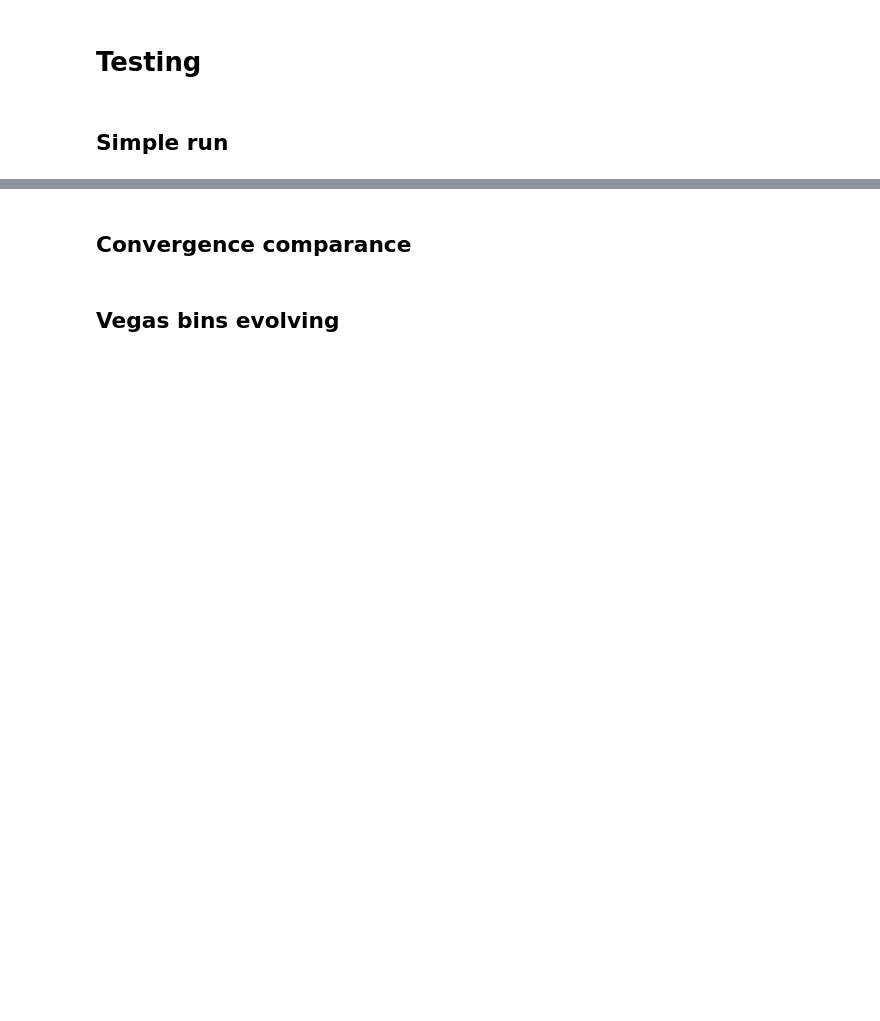
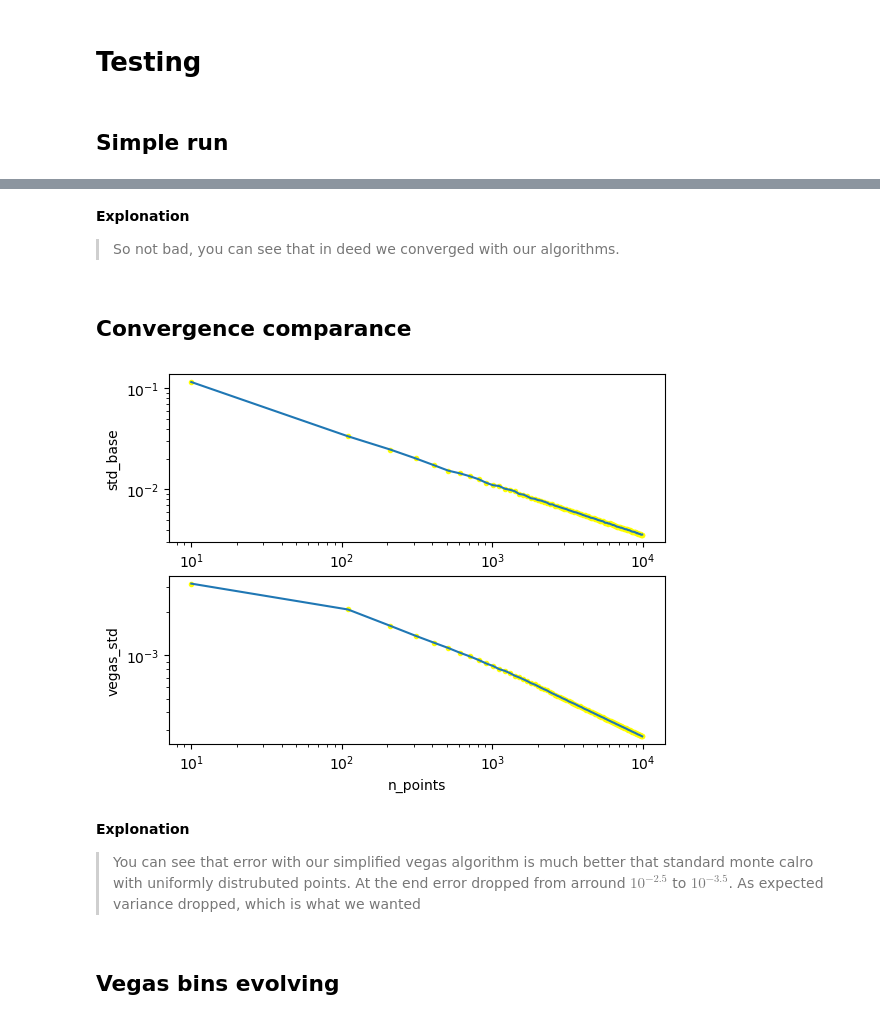
Before and after one commit to JHeczko/numericalComputing_course, a Jupyter notebook: vegas_integral/vegas_algorithm.ipynb, the cells around one changed output, grey strips where cells are left out. Saved outputs shown, nothing was run; the diff lists cells and outputs as text; code cells hidden in the pictures; blank space fills up the shorter version.

```diff
--- a/vegas_integral/vegas_algorithm.ipynb
+++ b/vegas_integral/vegas_algorithm.ipynb
@@ -93,7 +98,11 @@ def calculate_integral(bin_local, func):
 # %% [markdown]
 ## Vegas Implementation
 # %%
-def Vegas_Simple(lower, upper, func, n_points, bins, iterations):
+def Vegas_Simple(lower: float, upper: float, func: Callable[[np.ndarray], np.ndarray], n_points: int, bins: int, iterations: int) -> Tuple[float, float, List[List[int]]]:
+    """
+    Returns:
+        (result, std_error, points_distribution_per_iteration)
+    """
     bins_split = np.linspace(lower,upper, bins+1)
 
     bins_arr = []
@@ -128,10 +137,11 @@ def Vegas_Simple(lower, upper, func, n_points, bins, iterations):
         # step 2.2 - bins points update
         for bin, result_bin in zip(bins_arr, iter_bins_result):
             bin_coef = np.abs(result_bin / summed_bins_result)
+
+            iter_bins_point_distribution.append(len(bin))
             new_num_points = np.ceil(bin_coef*n_points)
 
             bin.update(new_num_points)
-            iter_bins_point_distribution.append(new_num_points)
 
 
         # accumulate iteration results and std_err
@@ -164,3 +177,6 @@ Comparison:
 - STD error: 0.0006
+# %% [markdown]
+**Explonation**
+> So not bad, you can see that in deed we converged with our algorithms.
 # %% [markdown]
 ## Convergence comparance
@@ -167,2 +238,27 @@ Comparison:
+# %%
+fig, axs = plt.subplots(2,1)
+
+# base method
+axs[0].scatter(points,base_std, marker='.', color='yellow')
+axs[0].plot(points, base_std)
+axs[0].set_xscale('log')
+axs[0].set_yscale('log')
+axs[0].set_xlabel('n_points')
+axs[0].set_ylabel('std_base')
+
+# vegas method
+axs[1].scatter(points, vegas_std, marker='.', color='yellow')
+axs[1].plot(points, vegas_std)
+axs[1].set_xscale('log')
+axs[1].set_yscale('log')
+axs[1].set_xlabel('n_points')
+axs[1].set_ylabel('vegas_std')
+
+plt.show()
+# %% [output]
+[figure, added]
+# %% [markdown]
+**Explonation**
+> You can see that error with our simplified vegas algorithm is much better that standard monte calro with uniformly distrubuted points. At the end error dropped from arround $10^{-2.5}$ to $10^{-3.5}$. As expected variance dropped, which is what we wanted
 # %% [markdown]
 ## Vegas bins evolving
```
Also changed, not shown: parts of 10 cells of this notebook, 1 other file.
